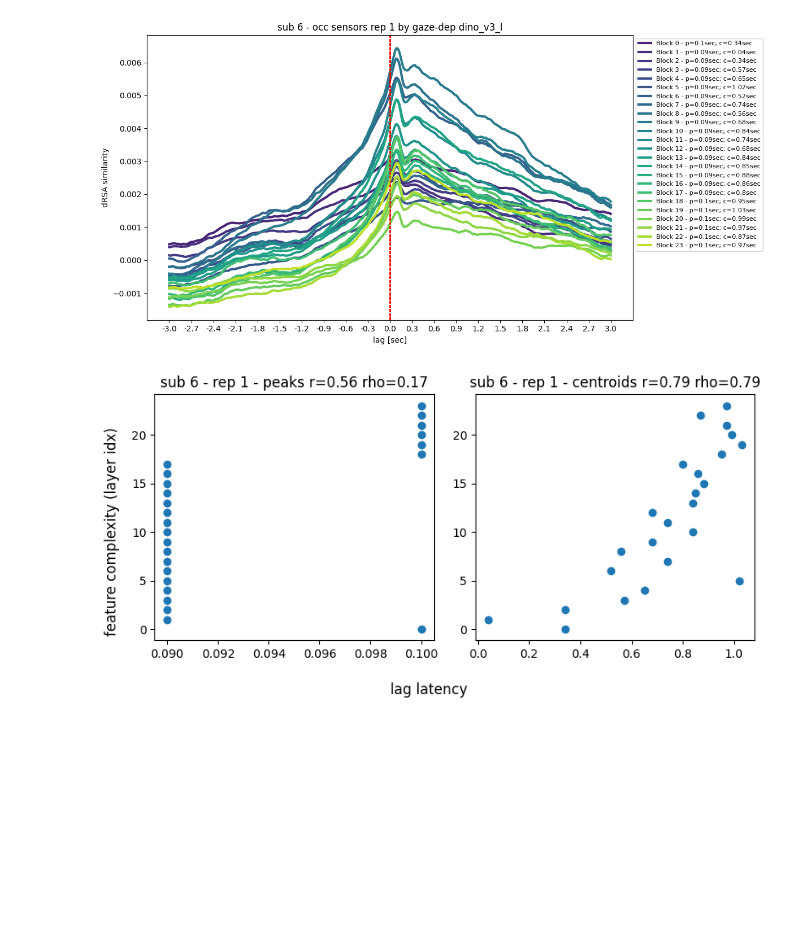
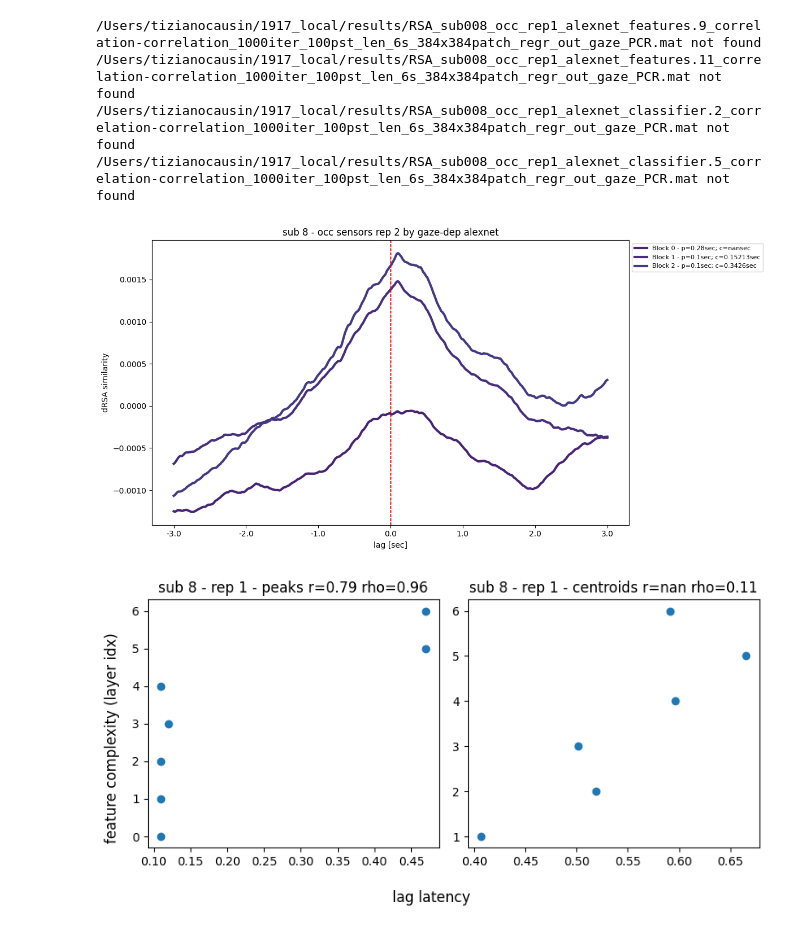
Before and after one commit to TizianoCausin01/project1917-26, a Jupyter notebook: python_scripts/scripts/viz_dRSA_results.ipynb, the cells around one changed output. Drawn from its saved outputs; the diff is of its cells as text; code cells hidden in the pictures; blank space fills up the shorter version.

```diff
--- a/python_scripts/scripts/viz_dRSA_results.ipynb
+++ b/python_scripts/scripts/viz_dRSA_results.ipynb
@@ -24,12 +24,12 @@ from dataclasses import dataclass, field
 
 @dataclass
 class Cfg:
-    sub_num = 6
+    sub_num = 8
     neu_fs = 100
     gaze_fs = 50
     sq_side = 384
     sensors_group = 'occ'
-    model_name = "dino_v3_l"
+    model_name = "alexnet"
     pkg = "hf"
     len_or_lag = 600
     pseudotrials_n = 100
@@ -37,13 +37,14 @@ class Cfg:
     pooling = "all"
     PCs_to_regress_out = 50
     iterations_n = 1000
-    repetition = 0
+    repetition = 1
     signal_metric = "correlation"
     model_metric = "correlation"
     regress_out_gaze = 'PCR' # or None or pointwise
     PCs_to_regress_out = 50
     max_lag = 300
     analysis_type = "RSA"
+    tick_step = 100
 cfg = Cfg()
 layers = get_relevant_output_layers(cfg.model_name, pkg=cfg.pkg)
 mod_fs = config["movie_fs"]
@@ -55,16 +56,15 @@ import numpy as np
 from useful_stuff.general_utils.plots import truncate_colormap
 from useful_stuff.general_utils.utils import get_lagplot
 from useful_stuff.image_processing.computational_models import get_relevant_output_layers
-from project_specific_utils.subsampling_lagged_comparisons import save_lagged_comparisons
-tick_step = 30
+
+
 lagplots = []
 # --- choose colormap ---
 cmap = truncate_colormap(plt.cm.viridis)  # or "plasma", "coolwarm", etc.
 colors = cmap(np.linspace(0, 1, 24))
 peaks = []
 centroids = []
-
-ticks = np.arange(-cfg.max_lag, cfg.max_lag + 1, tick_step)
+ticks = np.arange(-cfg.max_lag, cfg.max_lag + 1, cfg.tick_step)
 ticks_labels = np.round(ticks / cfg.neu_fs, 2)
 ticks += cfg.max_lag
 plt.figure(figsize=(12, 6))
@@ -76,38 +76,41 @@ for idx, l in enumerate(layers):
         lagplot = get_lagplot(res, cfg.max_lag)
         plt.plot(lagplot)
         plt.plot(lagplot)
         lagplots.append(lagplot)
         # --- compute peak ---
         peak_idx = np.argmax(lagplot)
         lags = np.arange(-cfg.max_lag, cfg.max_lag + 1)
 
         weights = lagplot.copy()
         weights[weights < 0] = 0  # optional but recommended
 
         centroid = np.sum(lags * weights) / np.sum(weights)
-        centroid_lag = np.round(centroid / cfg.neu_fs, 2)
+        centroid_lag = np.round(centroid / cfg.neu_fs, 5)
         peak_val = lagplot[peak_idx]
         peak_lag = (peak_idx - cfg.max_lag) / cfg.neu_fs  # convert to seconds
         peaks.append(peak_lag)
         centroids.append(centroid_lag)
         plt.plot(lagplot, linewidth=3, label=f"Block {idx} - p={peak_lag}sec; c={centroid_lag}sec", color=colors[idx])
         plt.ylabel("dRSA similarity")
         plt.xlabel("lag [sec]")
         plt.xticks(ticks, ticks_labels)
         plt.axvline(cfg.max_lag, color="r", linestyle="--", linewidth=1)
 
 
     except FileNotFoundError:
         print(f"{res_path} not found")
         pass
 plt.title(f"sub {cfg.sub_num} - {cfg.sensors_group} sensors rep {cfg.repetition+1} by gaze-dep {cfg.model_name}")#{cfg.sensors_group} sensors - regr out")
 plt.legend(fontsize=8, loc='upper left', bbox_to_anchor=(1, 1))
 plt.tight_layout()
 # %% [output]
+/Users/tizianocausin/1917_local/results/RSA_sub008_occ_rep1_alexnet_features.9_correlation-correlation_1000iter_100pst_len_6s_384x384patch_regr_out_gaze_PCR.mat not found
+/Users/tizianocausin/1917_local/results/RSA_sub008_occ_rep1_alexnet_features.11_correlation-correlation_1000iter_100pst_len_6s_384x384patch_regr_out_gaze_PCR.mat not found
+/Users/tizianocausin/1917_local/results/RSA_sub008_occ_rep1_alexnet_classifier.2_correlation-correlation_1000iter_100pst_len_6s_384x384patch_regr_out_gaze_PCR.mat not found
+/Users/tizianocausin/1917_local/results/RSA_sub008_occ_rep1_alexnet_classifier.5_correlation-correlation_1000iter_100pst_len_6s_384x384patch_regr_out_gaze_PCR.mat not found
-[figure, old version]
+[figure, new version]
 # %%
 from useful_stuff.general_utils.utils import spearman
-tick_step = 40
 fig, ax = plt.subplots(1,2, figsize=(8, 4))
 ax[0].scatter(np.array(peaks), np.arange(len(peaks)))
 rho = np.round(spearman(np.arange(len(peaks)), np.array(peaks)),2)
@@ -121,7 +124,7 @@ fig.supxlabel("lag latency")
 fig.supylabel("feature complexity (layer idx)")
 fig.tight_layout()
 # %% [output]
-[figure, old version]
+[figure, new version]
 # %%
 from useful_stuff.general_utils.utils import softmax
 lps = np.stack(lagplots, axis=0)
```
Also changed, not shown: parts of 6 cells of this notebook, 13 other files.
